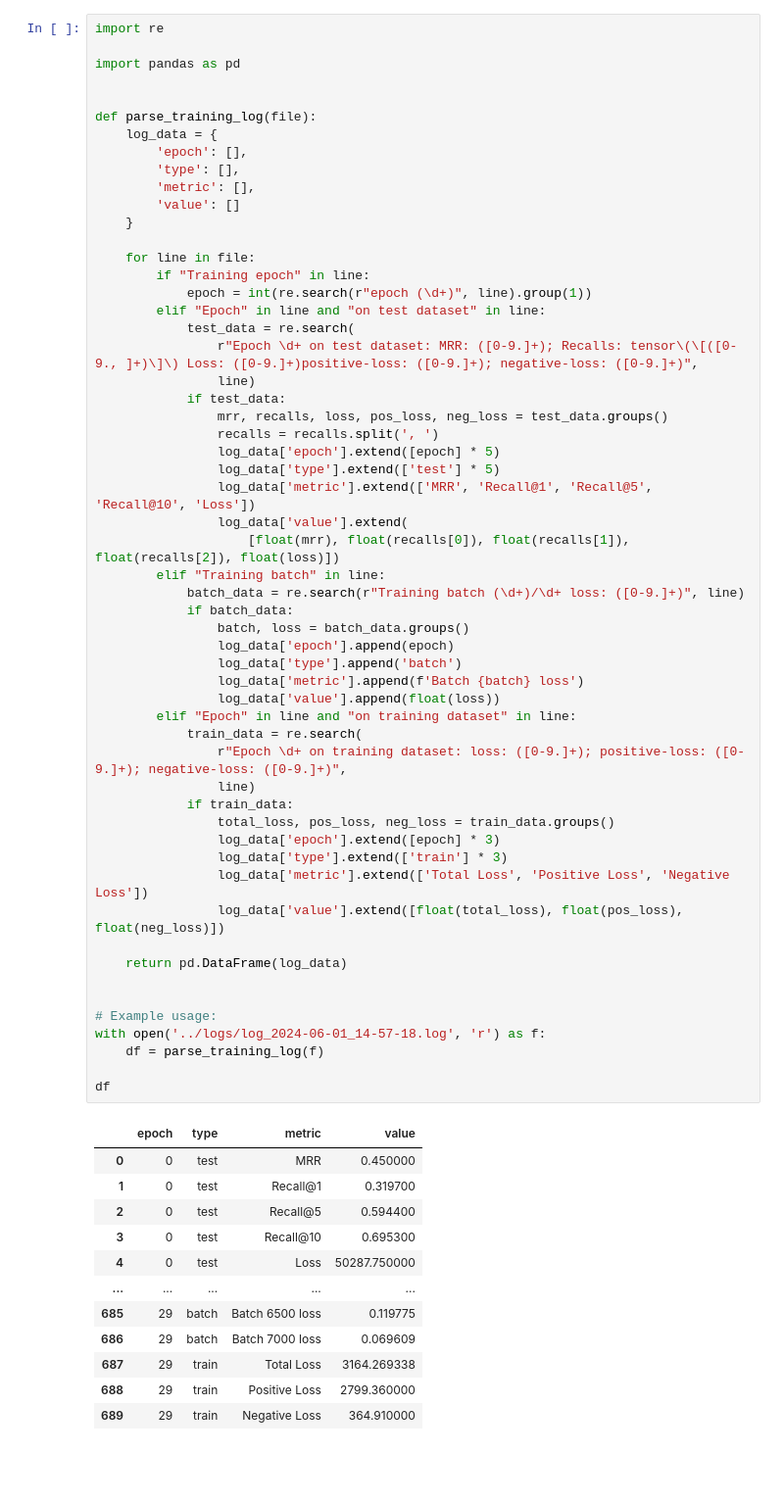
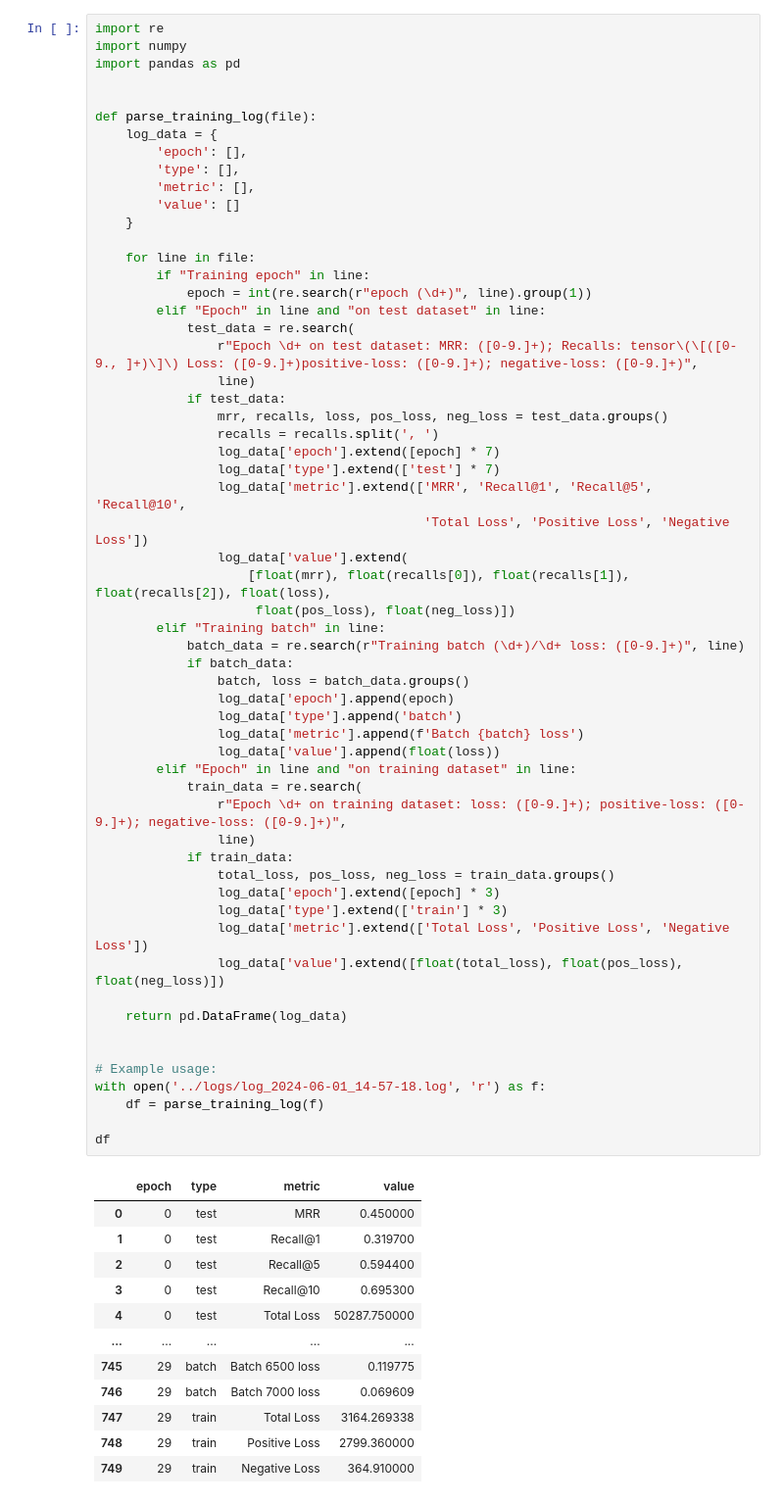
Before and after one commit to AntoninJarolim/multidoc2dial-reranking, a Jupyter notebook: notebooks/graphs.ipynb, the cells around one changed output. Shown at 98% size. Drawn from its saved outputs; the diff is of its cells as text; blank space fills up the shorter version.

```diff
--- a/notebooks/graphs.ipynb
+++ b/notebooks/graphs.ipynb
@@ -1,6 +1,6 @@
 # %%
 import re
-
+import numpy
 import pandas as pd
 
 
@@ -22,48 +22,50 @@ def parse_training_log(file):
             if test_data:
                 mrr, recalls, loss, pos_loss, neg_loss = test_data.groups()
                 recalls = recalls.split(', ')
-                log_data['epoch'].extend([epoch] * 5)
-                log_data['type'].extend(['test'] * 5)
-                log_data['metric'].extend(['MRR', 'Recall@1', 'Recall@5', 'Recall@10', 'Loss'])
+                log_data['epoch'].extend([epoch] * 7)
+                log_data['type'].extend(['test'] * 7)
+                log_data['metric'].extend(['MRR', 'Recall@1', 'Recall@5', 'Recall@10',
+                                           'Total Loss', 'Positive Loss', 'Negative Loss'])
                 log_data['value'].extend(
-                    [float(mrr), float(recalls[0]), float(recalls[1]), float(recalls[2]), float(loss)])
+                    [float(mrr), float(recalls[0]), float(recalls[1]), float(recalls[2]), float(loss),
+                     float(pos_loss), float(neg_loss)])
         elif "Training batch" in line:
             batch_data = re.search(r"Training batch (\d+)/\d+ loss: ([0-9.]+)", line)
             if batch_data:
                 batch, loss = batch_data.groups()
                 log_data['epoch'].append(epoch)
                 log_data['type'].append('batch')
                 log_data['metric'].append(f'Batch {batch} loss')
                 log_data['value'].append(float(loss))
         elif "Epoch" in line and "on training dataset" in line:
             train_data = re.search(
                 r"Epoch \d+ on training dataset: loss: ([0-9.]+); positive-loss: ([0-9.]+); negative-loss: ([0-9.]+)",
                 line)
             if train_data:
                 total_loss, pos_loss, neg_loss = train_data.groups()
                 log_data['epoch'].extend([epoch] * 3)
                 log_data['type'].extend(['train'] * 3)
                 log_data['metric'].extend(['Total Loss', 'Positive Loss', 'Negative Loss'])
                 log_data['value'].extend([float(total_loss), float(pos_loss), float(neg_loss)])
 
     return pd.DataFrame(log_data)
 
 
 # Example usage:
 with open('../logs/log_2024-06-01_14-57-18.log', 'r') as f:
     df = parse_training_log(f)
 
 df
 # %% [output]
 |  | epoch | type | metric | value |
 | 0 | 0 | test | MRR | 0.450000 |
 | 1 | 0 | test | Recall@1 | 0.319700 |
 | 2 | 0 | test | Recall@5 | 0.594400 |
 | 3 | 0 | test | Recall@10 | 0.695300 |
-| 4 | 0 | test | Loss | 50287.750000 |
+| 4 | 0 | test | Total Loss | 50287.750000 |
 | ... | ... | ... | ... | ... |
-| 685 | 29 | batch | Batch 6500 loss | 0.119775 |
-| 686 | 29 | batch | Batch 7000 loss | 0.069609 |
-| 687 | 29 | train | Total Loss | 3164.269338 |
-| 688 | 29 | train | Positive Loss | 2799.360000 |
-| 689 | 29 | train | Negative Loss | 364.910000 |
+| 745 | 29 | batch | Batch 6500 loss | 0.119775 |
+| 746 | 29 | batch | Batch 7000 loss | 0.069609 |
+| 747 | 29 | train | Total Loss | 3164.269338 |
+| 748 | 29 | train | Positive Loss | 2799.360000 |
+| 749 | 29 | train | Negative Loss | 364.910000 |
```
Also changed, not shown: parts of 5 cells of this notebook, 1 other file.
